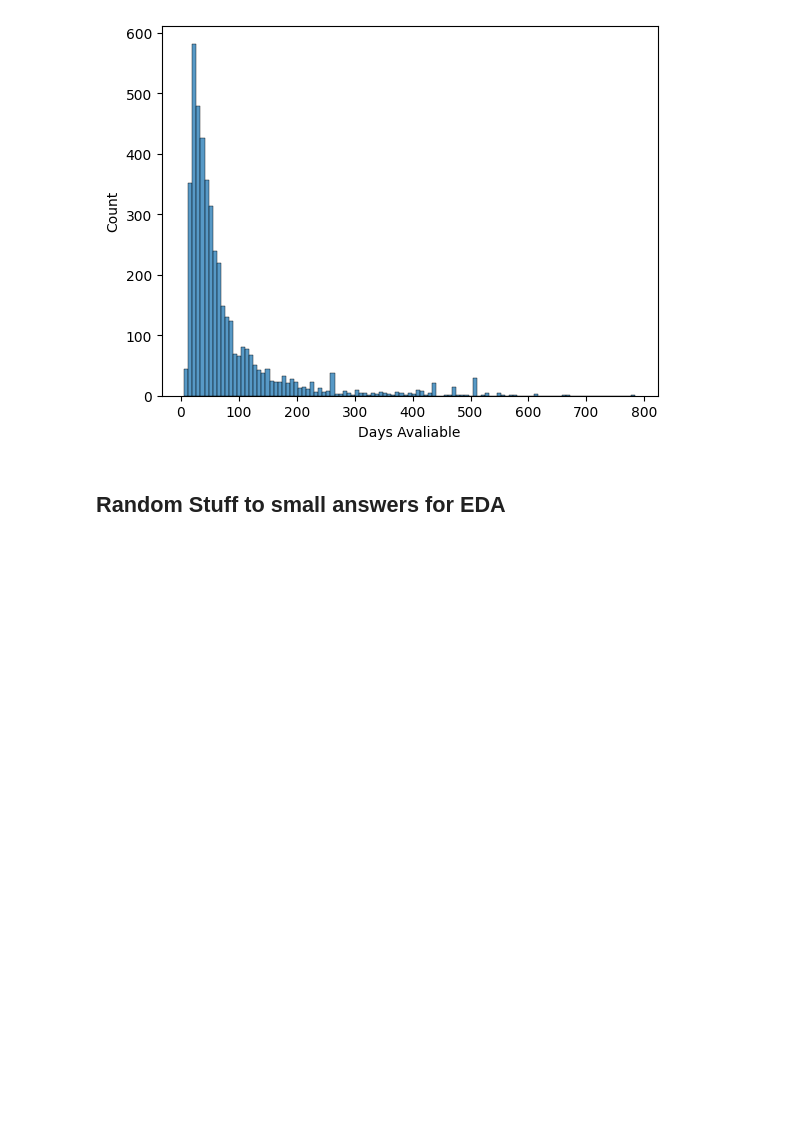
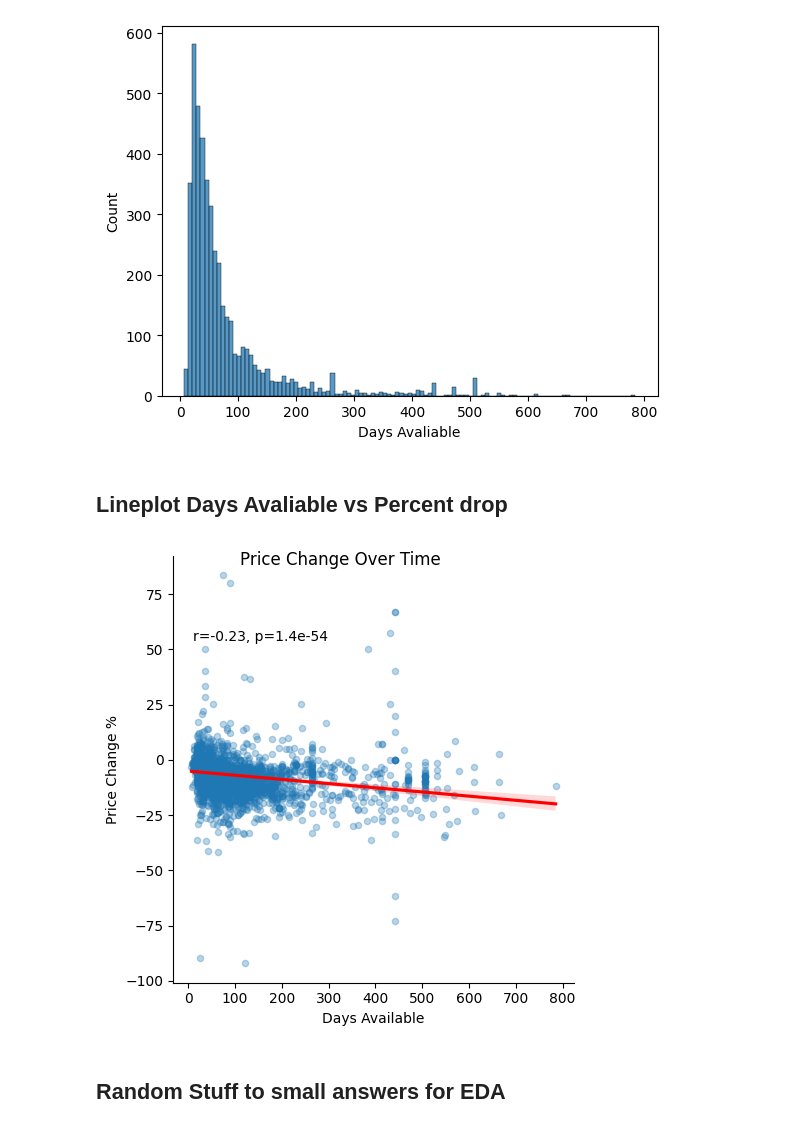
Before and after one commit to evanhollier/Cars_Project, a Jupyter notebook: data_visuals.ipynb, the cells around one changed output. Saved outputs shown, nothing was run; the diff lists cells and outputs as text; code cells hidden in the pictures; blank space fills up the shorter version.

Commit message:
Add price change over time lmplot

```diff
--- a/data_visuals.ipynb
+++ b/data_visuals.ipynb
@@ -200,6 +202,31 @@ sns.histplot(data=under_200k_df[under_200k_df['vin'] != 'WMWXJ1C05P2S72083'], x=
 # %% [output]
 <Axes: xlabel='Days Avaliable', ylabel='Count'>
 [figure]
+# %% [markdown]
+## Lineplot Days Avaliable vs Percent drop
+# %%
+exclude_list = ['1G4NJ52M1VC415250',"WMWXJ1C05P2S72083", '3PCAJ5KR2PF108528']
+
+DApd_df = under_200k_df[~under_200k_df['Days Avaliable'].isna()]
+DApd_df = DApd_df[~DApd_df['price_change_percentage'].isna()]
+
+
+g = sns.lmplot(data=DApd_df[~DApd_df['vin'].isin(exclude_list)], x='Days Avaliable', y='price_change_percentage',
+ scatter_kws={'s': 20, 'alpha': 0.3}, line_kws={'color': 'red'})
+
+
+def annotate(data, **kws):
+    r, p = sp.stats.pearsonr(data['Days Avaliable'], data['price_change_percentage'])
+    ax = plt.gca()
+    ax.text(.05, .8, 'r={:.2f}, p={:.2g}'.format(r, p),
+            transform=ax.transAxes)
+
+g.map_dataframe(annotate)
+g.set_axis_labels('Days Available', 'Price Change %')
+g.fig.suptitle('Price Change Over Time')
+plt.show()
+# %% [output]
+[figure, added]
 # %% [markdown]
 ## Random Stuff to small answers for EDA
 # %%
```
Also changed, not shown: parts of 4 cells of this notebook.
